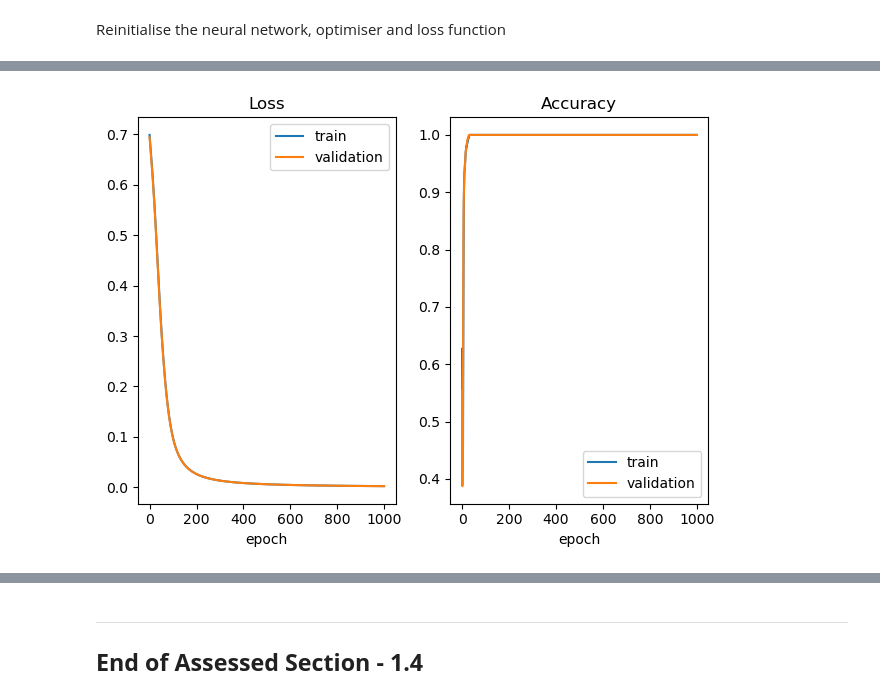
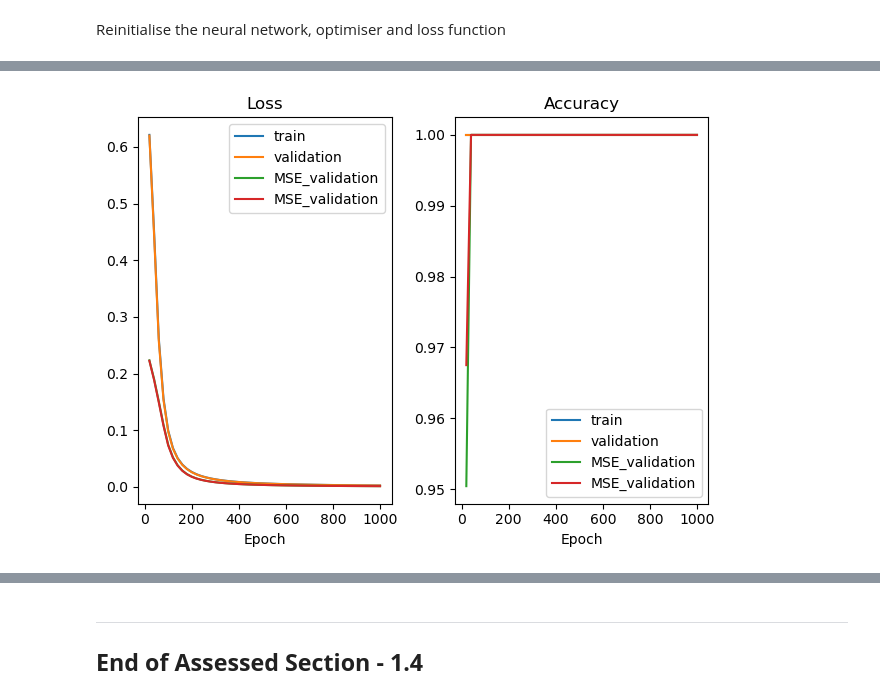
Before and after one commit to liam-holland/audio_machine_learning, a Jupyter notebook: Summative Assignment 1/SummativeAssignment1/Part 1/Part1.ipynb, the cells around one changed output, grey strips where cells are left out. Drawn from its saved outputs; the diff is of its cells as text; code cells hidden in the pictures.

```diff
--- a/Summative Assignment 1/SummativeAssignment1/Part 1/Part1.ipynb
+++ b/Summative Assignment 1/SummativeAssignment1/Part 1/Part1.ipynb
@@ -299,4 +295,0 @@ Loss after step is 0.695497453212738
-# %%
-y_hat_new = model(X_batch)
-loss = loss_fn( y_batch, y_hat_new)
-print(f'Loss after step is {loss.item()}')
@@ -389,7 +380,6 @@ def evaluate(dataloader, model, loss_fn):
     for X, y in dataloader:
 
         y_hat = model(X)
-        y = y.view_as(y_hat)
 
         loss = loss_fn( y , y_hat)
 
@@ -409,13 +401,16 @@ Reinitialise the neural network, optimiser and loss function
 # %%
 # Create a model object
-model=NNet()
+model = NNet()
+model_mse = NNet()
 
 # Define learning rate, create optimiser
 learning_rate = 0.005
 optimiser = torch.optim.SGD(model.parameters(), lr=learning_rate)
+optimiser_mse = torch.optim.SGD(model_mse.parameters(), lr=learning_rate)
 
 # Define loss function
 loss_fn = BCELoss()
+loss_fn_mse = torch.nn.MSELoss()
 # %%
 # Define number of training epochs
 epochs = 1000
@@ -465,21 +480,26 @@ Epoch 1000 | train loss 0.0024, train acc 1.000 | val loss 0.0024, val acc 1.000
 # %%
-import matplotlib.pyplot as plt
+# This creates a range: 20, 40, 60...
+plot_epochs = range(20, (len(train_loss_list) * 20) + 1, 20)
 
-plt.figure()
-plt.subplot(1,2,1)
-plt.plot(train_loss_list, label="train")
-plt.plot(val_loss_list, label="validation")
+plt.subplot(1, 2, 1)
+plt.plot(plot_epochs, train_loss_list, label="train")
+plt.plot(plot_epochs, val_loss_list, label="validation")
+plt.plot(plot_epochs, MSE_train_loss_list, label="MSE_train")
+plt.plot(plot_epochs, MSE_val_loss_list, label="MSE_validation")
 plt.title("Loss")
-plt.xlabel("epoch")
+plt.xlabel("Epoch")
 plt.legend()
 
-plt.subplot(1,2,2)
-plt.plot(train_acc_list, label="train")
-plt.plot(val_acc_list, label="validation")
+plt.subplot(1, 2, 2)
+plt.plot(plot_epochs, train_acc_list, label="train")
+plt.plot(plot_epochs, val_acc_list, label="validation")
+plt.plot(plot_epochs, MSE_train_acc_list, label="MSE_train")
+plt.plot(plot_epochs, MSE_val_acc_list, label="MSE_validation")
 plt.title("Accuracy")
-plt.xlabel("epoch")
+plt.xlabel("Epoch")
 plt.legend()
+
 plt.tight_layout()
 plt.show()
 # %% [output]
-[figure, old version]
+[figure, new version]
```
Also changed, not shown: parts of 17 cells of this notebook, 1 other file.
